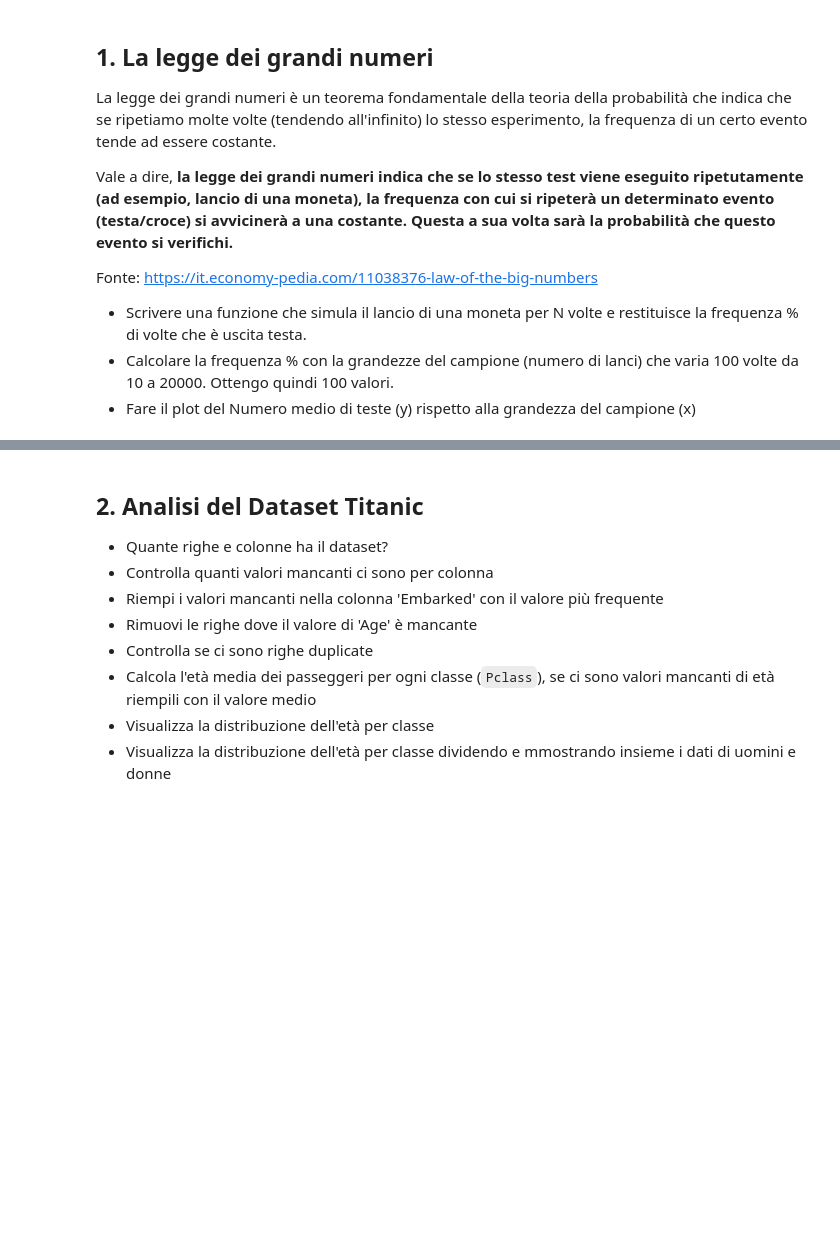
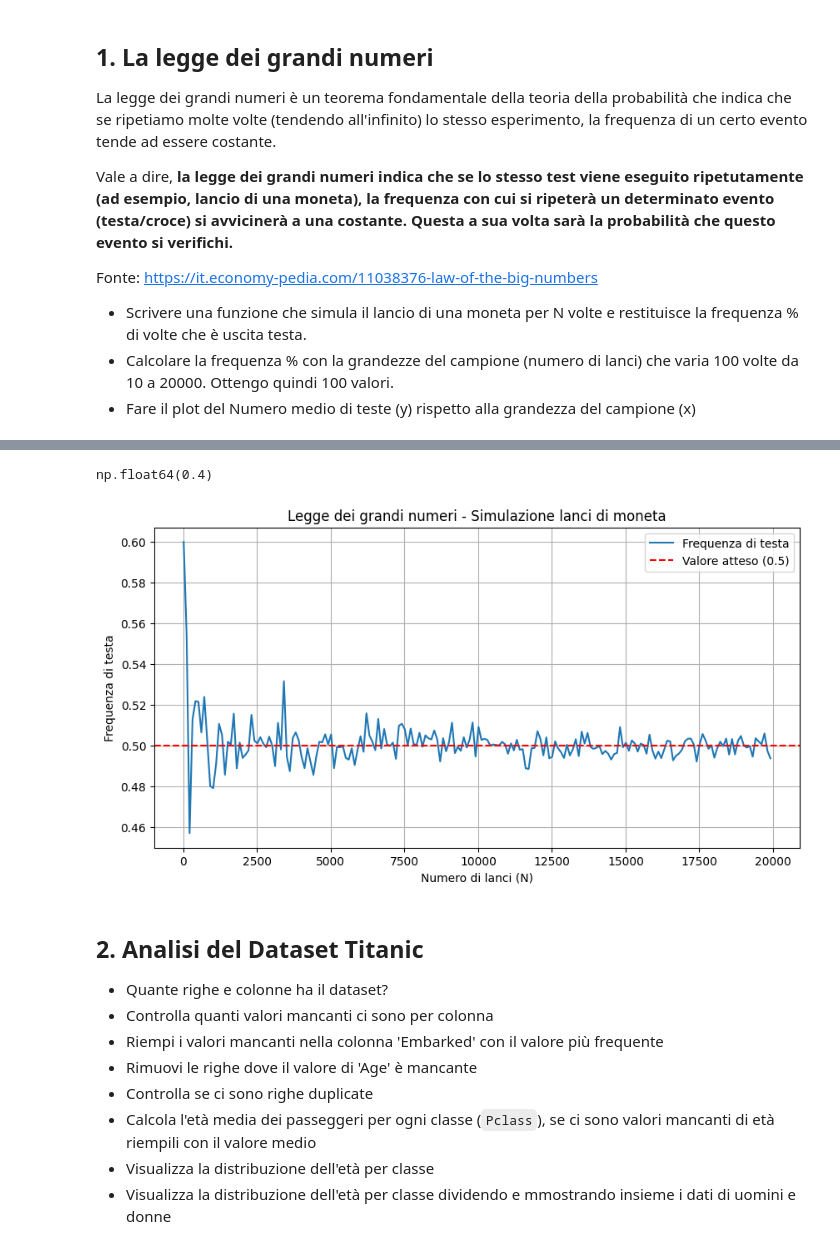
Before and after one commit to gregor-net/ProgrammingLab, a Jupyter notebook: 4_Esercizi_lez4.ipynb, the cells around one changed output, grey strips where cells are left out. Drawn from its saved outputs; the diff is of its cells as text; code cells hidden in the pictures; blank space fills up the shorter version.

```diff
--- a/4_Esercizi_lez4.ipynb
+++ b/4_Esercizi_lez4.ipynb
@@ -39,3 +39,30 @@ plt.show()
+# %%
+#risposta prof
+def frequenza_testa(N):
+    # 0 testa
+    serie_pandas = pd.Series(np.random.randint(0,2, size=N))
+    return serie_pandas.value_counts(normalize=True).get(0)
+
+frequenza_testa(10)
+# %% [output]
+np.float64(0.4)
+# %%
+risultati = {"N":[],"freq":[]}
+for N in np.arange(10, 20000, 100):
+    risultati["N"].append(N)
+    risultati["freq"].append(frequenza_testa(N))
+
+plt.figure(figsize=(10, 5))
+plt.plot(risultati["N"], risultati["freq"], label="Frequenza di testa")
+plt.axhline(0.5, color='red', linestyle='--', label="Valore atteso (0.5)")
+plt.xlabel("Numero di lanci (N)")
+plt.ylabel("Frequenza di testa")
+plt.title("Legge dei grandi numeri - Simulazione lanci di moneta")
+plt.legend()
+plt.grid(True)
+plt.show()
+# %% [output]
+[figure, added]
 # %% [markdown]
 ## 2. Analisi del Dataset Titanic
 - Quante righe e colonne ha il dataset?
```
Also changed, not shown: parts of 10 cells of this notebook, 2 other files.
